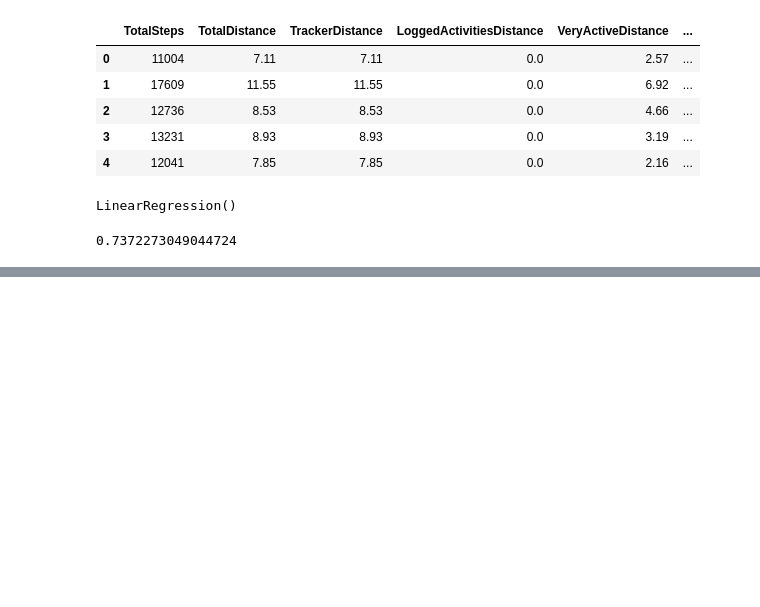
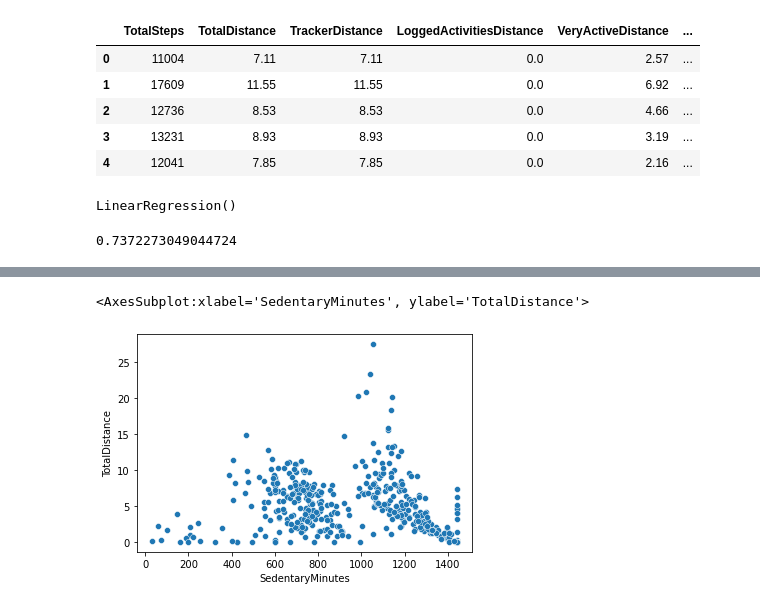
Before and after one commit to sandeepsharma1190/ML-Student, a Jupyter notebook: notebook 9:30/Multi linear 9_30 02052023.ipynb, the cells around one changed output, grey strips where cells are left out. Cells and saved outputs as stored; diff of their text form; code cells hidden in the pictures; blank space fills up the shorter version.

```diff
--- a/notebook 9:30/Multi linear 9_30 02052023.ipynb
+++ b/notebook 9:30/Multi linear 9_30 02052023.ipynb
@@ -44,0 +70,5 @@ r2_score(y_test, pred)
+# %%
+sns.scatterplot(dataset['SedentaryMinutes'], dataset['TotalDistance'])
+# %% [output]
+<AxesSubplot:xlabel='SedentaryMinutes', ylabel='TotalDistance'>
+[figure, added]
```
Also changed, not shown: parts of 7 cells of this notebook.
